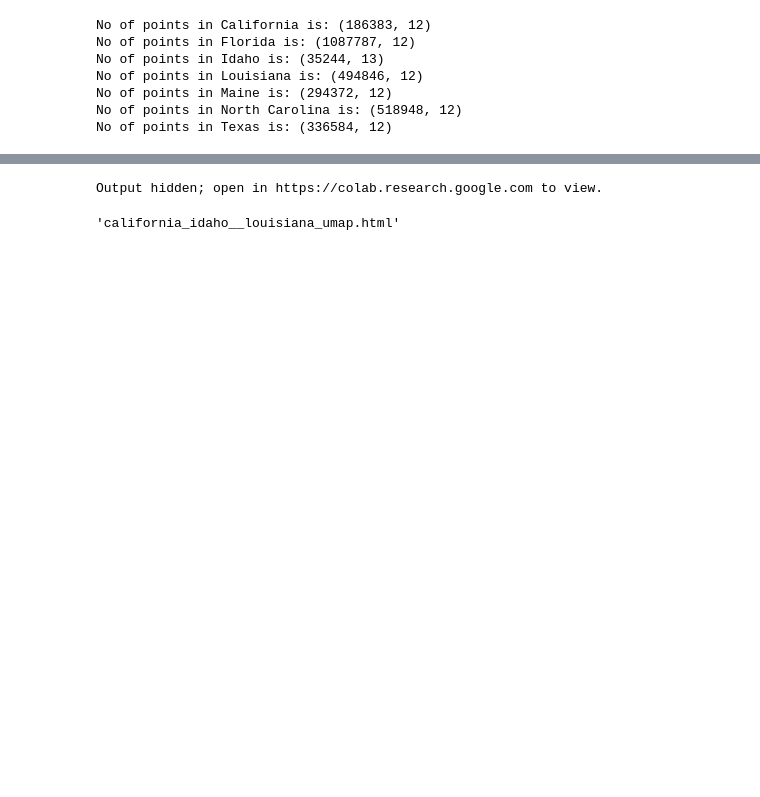
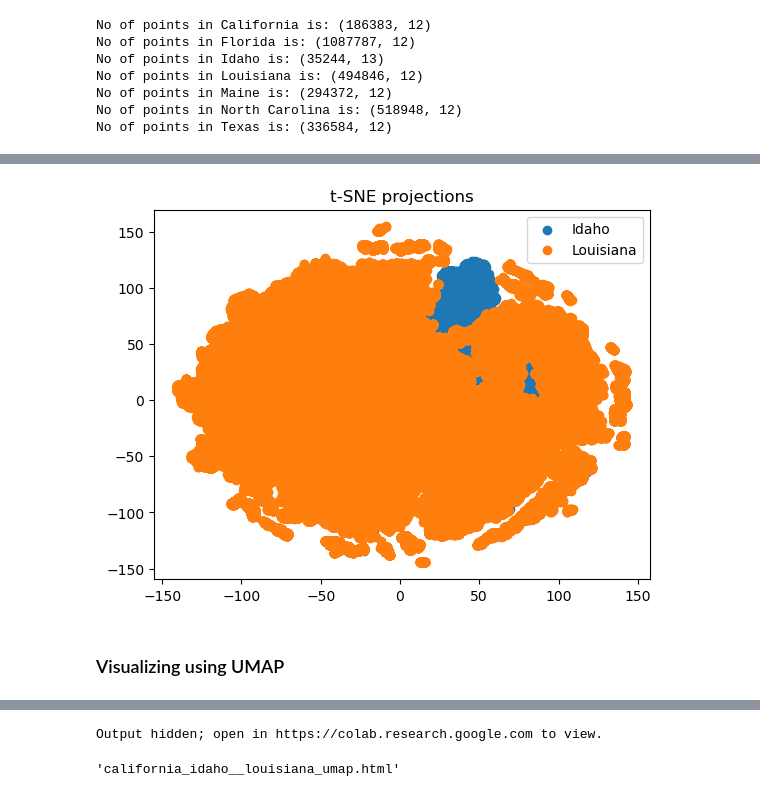
Before and after one commit to gangaraju09/map_generalisation_ml, a Jupyter notebook: data_visualization.ipynb, the cells around one changed output, grey strips where cells are left out. Saved outputs shown, nothing was run; the diff lists cells and outputs as text; code cells hidden in the pictures; blank space fills up the shorter version.

Commit message:
Visualizations using GPU libraries and basic EDA

```diff
--- a/data_visualization.ipynb
+++ b/data_visualization.ipynb
@@ -119,2 +166,2 @@ features_na_drop
 # %%
-tsne = TSNE(n_components=2, random_state=0)
+tsne = TSNE(n_components=2, random_state=0, perplexity=50, n_neighbors=500, n_iter=5000)
@@ -121,2 +170,2 @@ tsne = TSNE(n_components=2, random_state=0)
 # %%
-projections = tsne.fit_transform(features_na_drop)
+projections = tsne.fit_transform(map_features)
@@ -122,0 +190,12 @@ projections = tsne.fit_transform(features_na_drop)
+# %%
+plt.figure()
+for i, label in enumerate(labels):
+    plt.scatter(projections[0][features_na_drop['color'] == i],
+                projections[1][features_na_drop['color'] == i],
+                label=label)
+
+plt.legend()
+plt.title("t-SNE projections")
+plt.show()
+# %% [output]
+[figure, added]
@@ -123 +215,3 @@ projections = tsne.fit_transform(features_na_drop)
+# %% [markdown]
+### Visualizing using UMAP
 # %%
```
Also changed, not shown: parts of 24 cells of this notebook.
